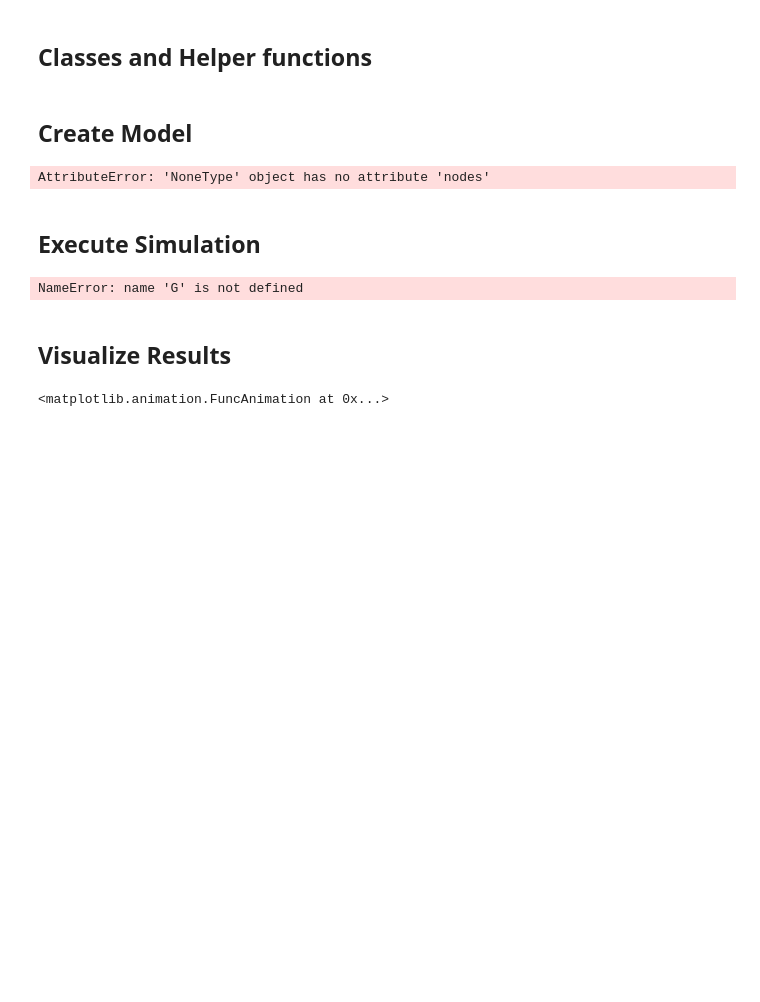
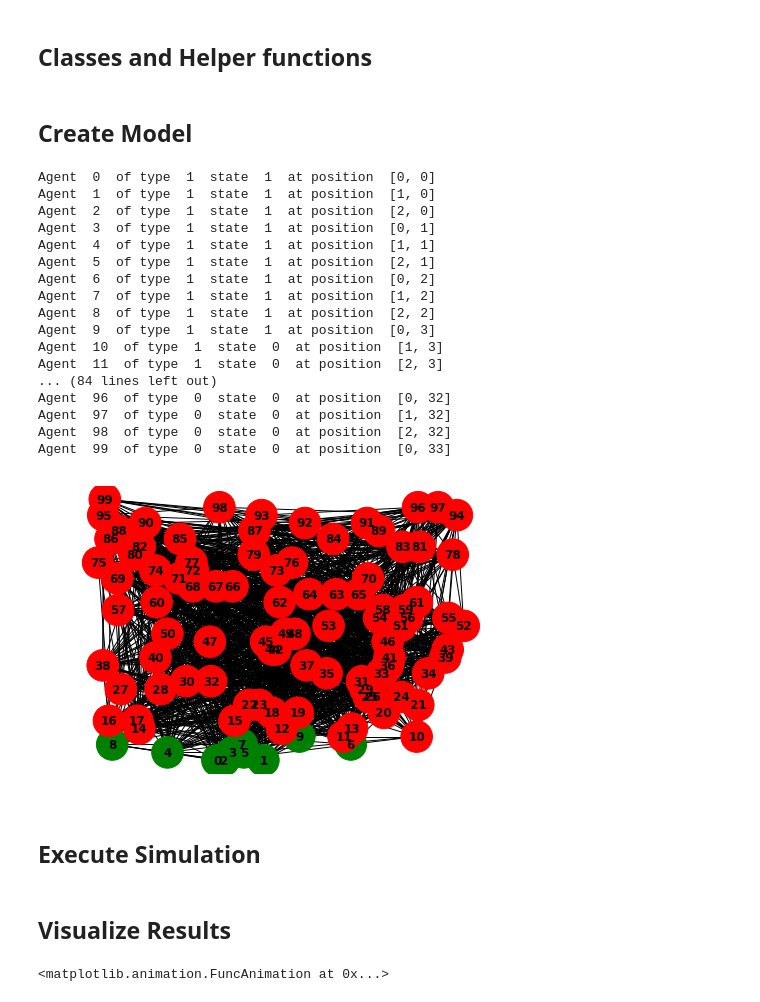
Before and after one commit to baunek/Dynamics-of-Smoking, a Jupyter notebook: code/AgentExample.ipynb, the cells around one changed output. Saved outputs shown, nothing was run; the diff lists cells and outputs as text; code cells hidden in the pictures; blank space fills up the shorter version.

Commit message:
Removed some bugs, simulation now runs for more than twenty agents

```diff
--- a/code/AgentExample.ipynb
+++ b/code/AgentExample.ipynb
@@ -71,7 +71,7 @@ class GenericAgent(ABC):
                 #if self._beta<sample:
                 #    next_state=1
 
-        self.next_state = int(state_con)
+        self.next_state = int(self.state_con)
 
         #if the agent itself is smoking, it will stop smoking with probability self.gamma
         #if self.state == 1:
@@ -108,16 +108,16 @@ class AgentB(GenericAgent):
 #This function creates a population of numAgents with percAgents % of Agents type A and the rest type B
 def InitializeAgentPolulation():
     AgentList=[]
-    numAgents=20
-    percAgentsA=0.2
+    numAgents=100
+    percAgentsA=0.5
     threasholdA=numAgents*percAgentsA
     for i in range(numAgents):
         if i >= threasholdA:
             AgentList.append(AgentA(i))
         else:
             AgentList.append(AgentB(i))
-
-    AgentList[1].state=1
+    for i in range(10):
+        AgentList[i].state = 1
     return AgentList
 # %%
 #Prints the info of all agents
@@ -136,10 +136,13 @@ def PlotGraph(G,color_map=None,ax=None):
     for i in range(len(color_map)):
         if color_map[i] == 0:
             color_map[i] = "red"
-        if color_map[i] == 1:
+        elif color_map[i] == 1:
             color_map[i] = "green"
-        if color_map[i] == 2:
+        elif color_map[i] == 2:
             color_map[i] = "blue"
+        #Added to handle the case if state > 2
+        else:
+            color_map[i] = "black"
 
     #Plot on a specific figure or not
     if ax is None:
@@ -168,7 +171,7 @@ def GenerateFriendshipGraph(AgentList,friend_prob):
 
     #IDEA: Create multiple networks for each kind of relationship (e.g co-workers, siblings)
 
-    return
+    return G
 # %%
 def step(AgentList,Environment):
     #Agents need to be shuffled to eliminate the unrealistic advantage of having a lower gid
@@ -202,17 +205,33 @@ def simulate(AgentList,Environment,numSteps):
 ## Create Model
 # %%
 AgentList=InitializeAgentPolulation()
+PrintAgentsInfo()
 friend_prob=0.3
 Environment=GenerateFriendshipGraph(AgentList,friend_prob)
 PlotGraph(Environment)
 # %% [output]
-AttributeError: 'NoneType' object has no attribute 'nodes'
+Agent  0  of type  1  state  1  at position  [0, 0]
+Agent  1  of type  1  state  1  at position  [1, 0]
+Agent  2  of type  1  state  1  at position  [2, 0]
+Agent  3  of type  1  state  1  at position  [0, 1]
+Agent  4  of type  1  state  1  at position  [1, 1]
+Agent  5  of type  1  state  1  at position  [2, 1]
+Agent  6  of type  1  state  1  at position  [0, 2]
+Agent  7  of type  1  state  1  at position  [1, 2]
+Agent  8  of type  1  state  1  at position  [2, 2]
+Agent  9  of type  1  state  1  at position  [0, 3]
+Agent  10  of type  1  state  0  at position  [1, 3]
+Agent  11  of type  1  state  0  at position  [2, 3]
+... (84 lines left out)
+Agent  96  of type  0  state  0  at position  [0, 32]
+Agent  97  of type  0  state  0  at position  [1, 32]
+Agent  98  of type  0  state  0  at position  [2, 32]
+Agent  99  of type  0  state  0  at position  [0, 33]
+[figure, added]
 # %% [markdown]
 ## Execute Simulation
 # %%
 results=simulate(AgentList,Environment,20)
-# %% [output]
-NameError: name 'G' is not defined
 # %% [markdown]
 ## Visualize Results
 # %%
```
